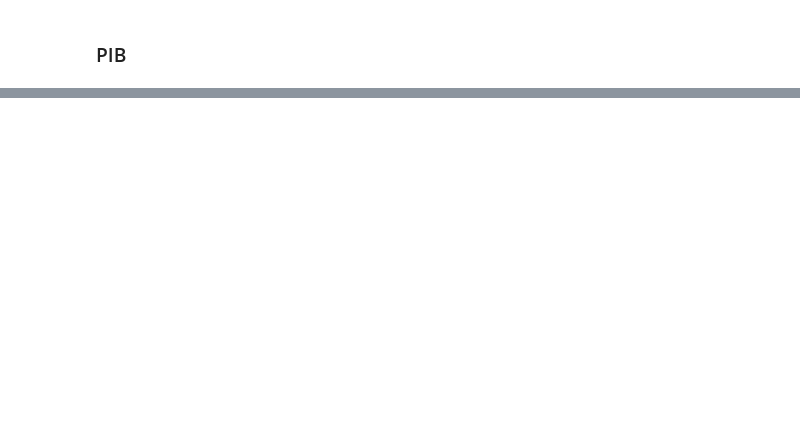
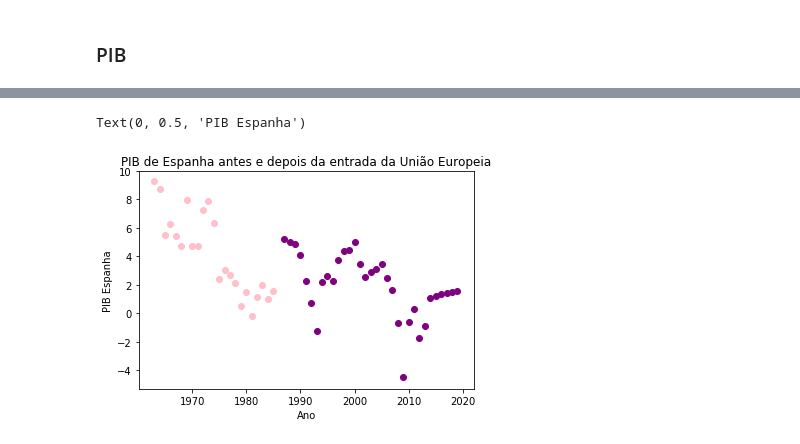
Before and after one commit to ellenbs/Projeto-1-CD, a Jupyter notebook: Projeto1-Teste2.ipynb, the cells around one changed output, grey strips where cells are left out. Cells and saved outputs as stored; diff of their text form; code cells hidden in the pictures; blank space fills up the shorter version.

```diff
--- a/Projeto1-Teste2.ipynb
+++ b/Projeto1-Teste2.ipynb
@@ -45,0 +99,9 @@ uniao_europeia = ['Austria', 'Belgium', 'Bulgaria', 'Croatia', 'Cyprus', 'Czech
+# %%
+plt.scatter(PIB_espanha_antes.index, PIB_espanha_antes, color="pink")
+plt.scatter(PIB_espanha_depois.index, PIB_espanha_depois, color="purple")
+plt.title('PIB de Espanha antes e depois da entrada da União Europeia')
+plt.xlabel('Ano')
+plt.ylabel('PIB Espanha')
+# %% [output]
+Text(0, 0.5, 'PIB Espanha')
+[figure, added]
```
Also changed, not shown: parts of 26 cells of this notebook, 1 other file.
